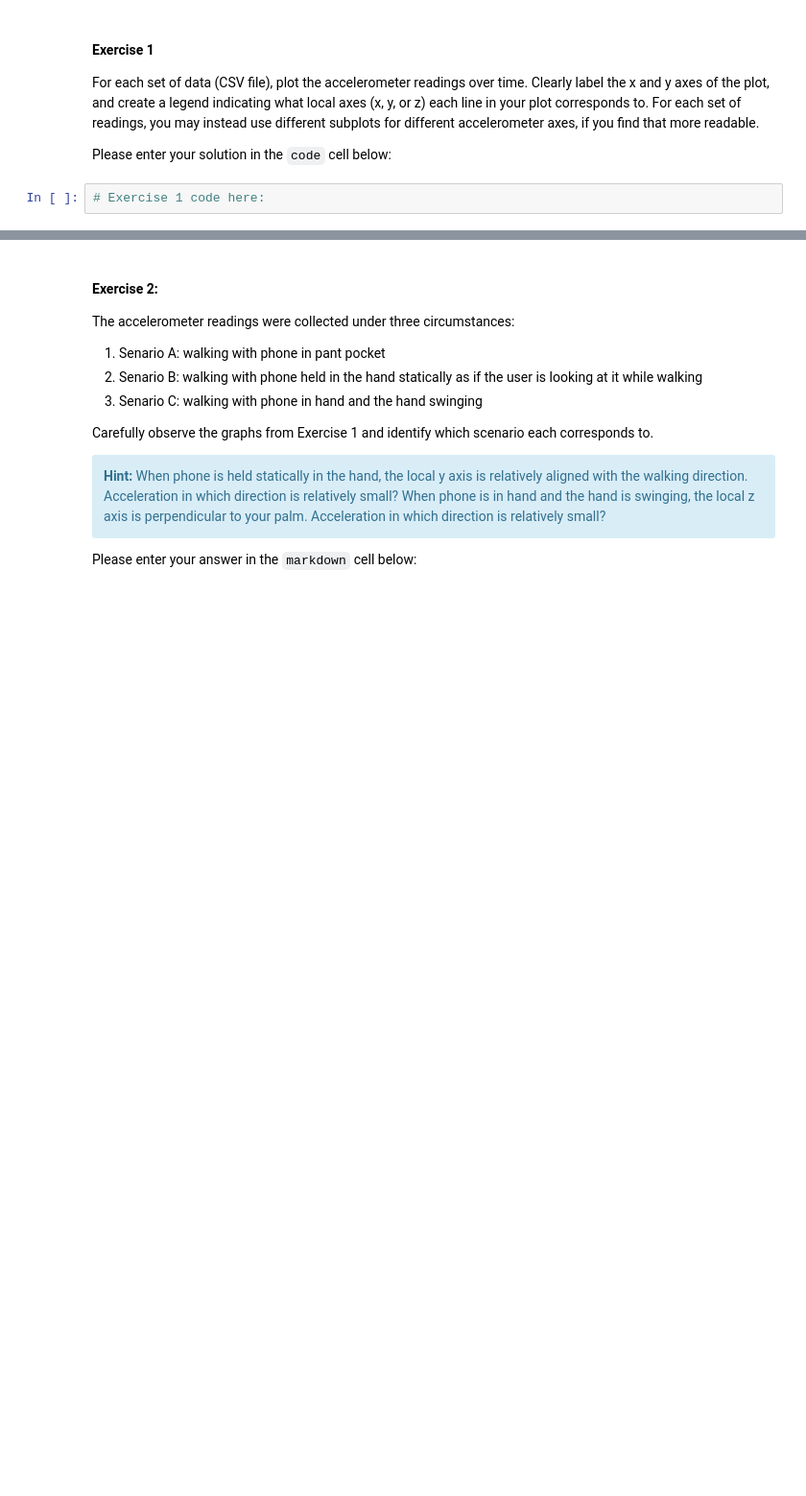
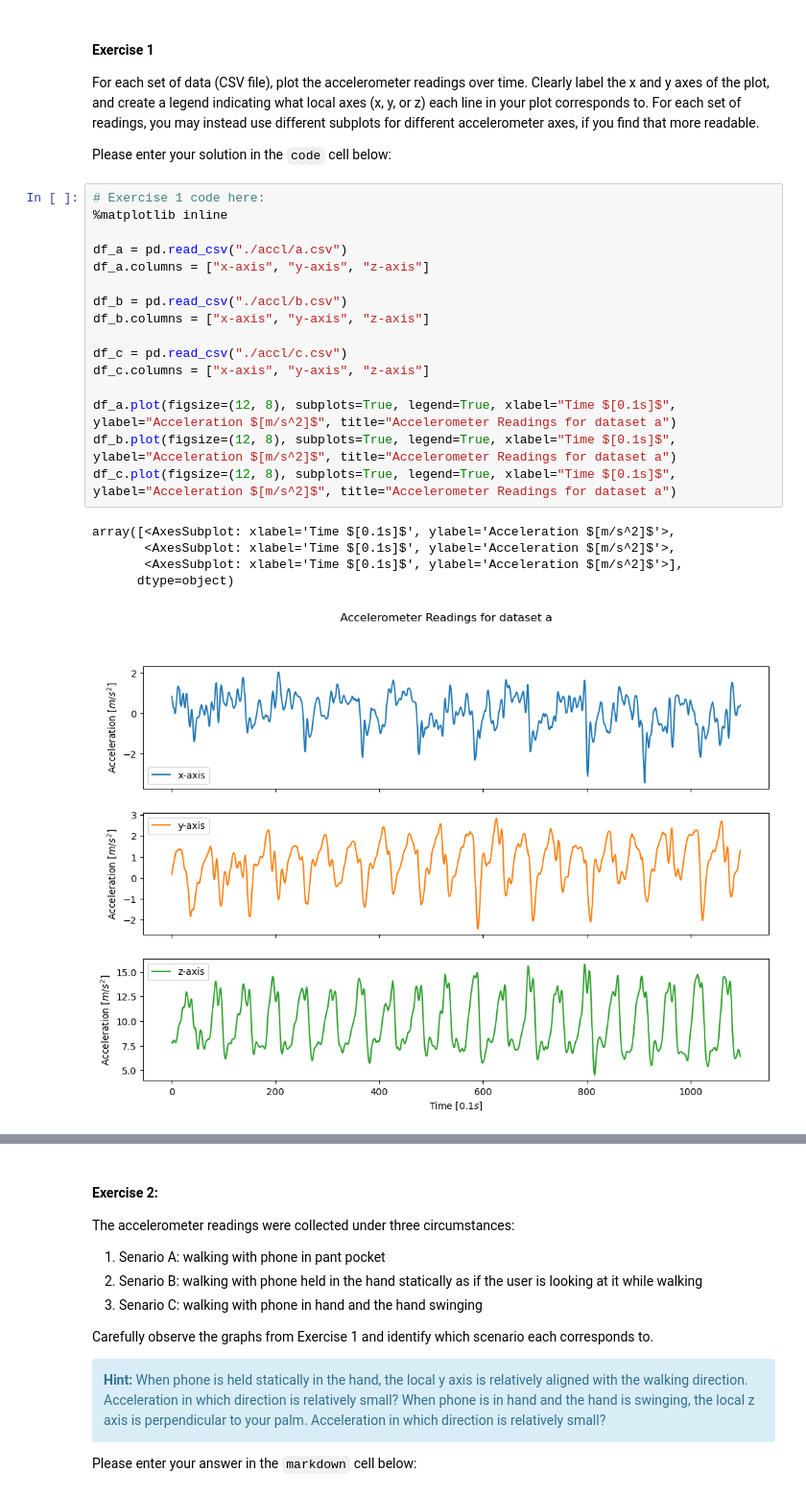
Before and after one commit to zihengjackchen/CS444-Deep-Learning, a Jupyter notebook: MP1/MP1.ipynb, the cells around one changed output, grey strips where cells are left out. Shown at 96% size. Saved outputs shown, nothing was run; the diff lists cells and outputs as text; blank space fills up the shorter version.

```diff
--- a/MP1/MP1.ipynb
+++ b/MP1/MP1.ipynb
@@ -26,5 +26,25 @@ Three sets of accelerometer data are provided to you in `accl/*.csv` files. For
 For each set of data (CSV file), plot the accelerometer readings over time. Clearly label the x and y axes of the plot, and create a legend indicating what local axes (x, y, or z) each line in your plot corresponds to. For each set of readings, you may instead use different subplots for different accelerometer axes,  if you find that more readable.
 
 Please enter your solution in the `code` cell below:
-# %%
-# Exercise 1 code here:
+# %%
+# Exercise 1 code here:
+%matplotlib inline
+
+df_a = pd.read_csv("./accl/a.csv")
+df_a.columns = ["x-axis", "y-axis", "z-axis"]
+
+df_b = pd.read_csv("./accl/b.csv")
+df_b.columns = ["x-axis", "y-axis", "z-axis"]
+
+df_c = pd.read_csv("./accl/c.csv")
+df_c.columns = ["x-axis", "y-axis", "z-axis"]
+
+df_a.plot(figsize=(12, 8), subplots=True, legend=True, xlabel="Time $[0.1s]$", ylabel="Acceleration $[m/s^2]$", title="Accelerometer Readings for dataset a")
+df_b.plot(figsize=(12, 8), subplots=True, legend=True, xlabel="Time $[0.1s]$", ylabel="Acceleration $[m/s^2]$", title="Accelerometer Readings for dataset a")
+df_c.plot(figsize=(12, 8), subplots=True, legend=True, xlabel="Time $[0.1s]$", ylabel="Acceleration $[m/s^2]$", title="Accelerometer Readings for dataset a")
+# %% [output]
+array([<AxesSubplot: xlabel='Time $[0.1s]$', ylabel='Acceleration $[m/s^2]$'>,
+       <AxesSubplot: xlabel='Time $[0.1s]$', ylabel='Acceleration $[m/s^2]$'>,
+       <AxesSubplot: xlabel='Time $[0.1s]$', ylabel='Acceleration $[m/s^2]$'>],
+      dtype=object)
+[figure, added]
```
Also changed, not shown: parts of 1 cell of this notebook.
